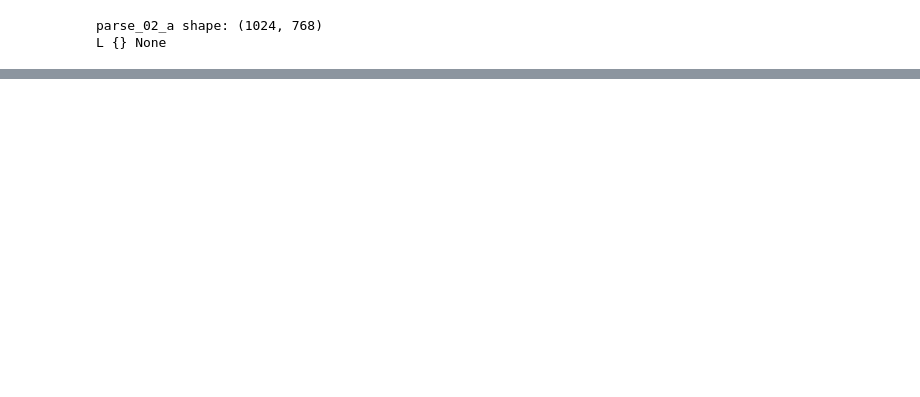
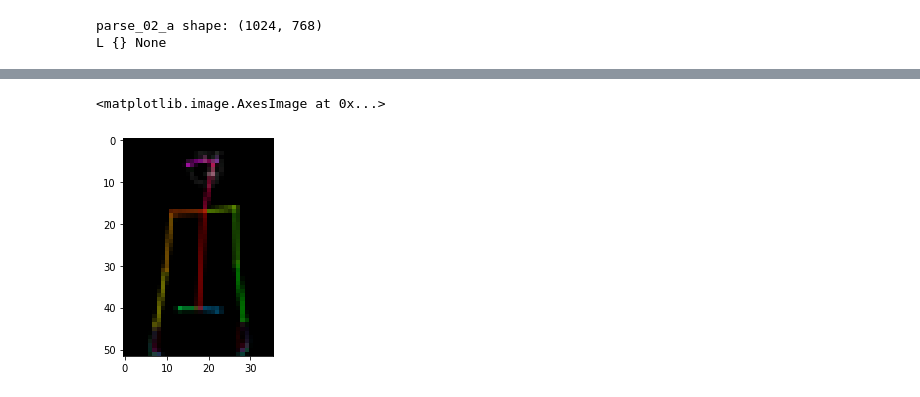
Before and after one commit to jiaqianjing/VITON-HD, a Jupyter notebook: analysis.ipynb, the cells around one changed output, grey strips where cells are left out. Saved outputs shown, nothing was run; the diff lists cells and outputs as text; code cells hidden in the pictures; blank space fills up the shorter version.

```diff
--- a/analysis.ipynb
+++ b/analysis.ipynb
@@ -247,0 +327,6 @@ plt.imshow(parse_02)
+# %%
+pose_img_re = pose_img.resize((36, 52))
+plt.imshow(pose_img_re)
+# %% [output]
+<matplotlib.image.AxesImage at 0x...>
+[figure, added]
```
Also changed, not shown: parts of 15 cells of this notebook, 3 other files.
